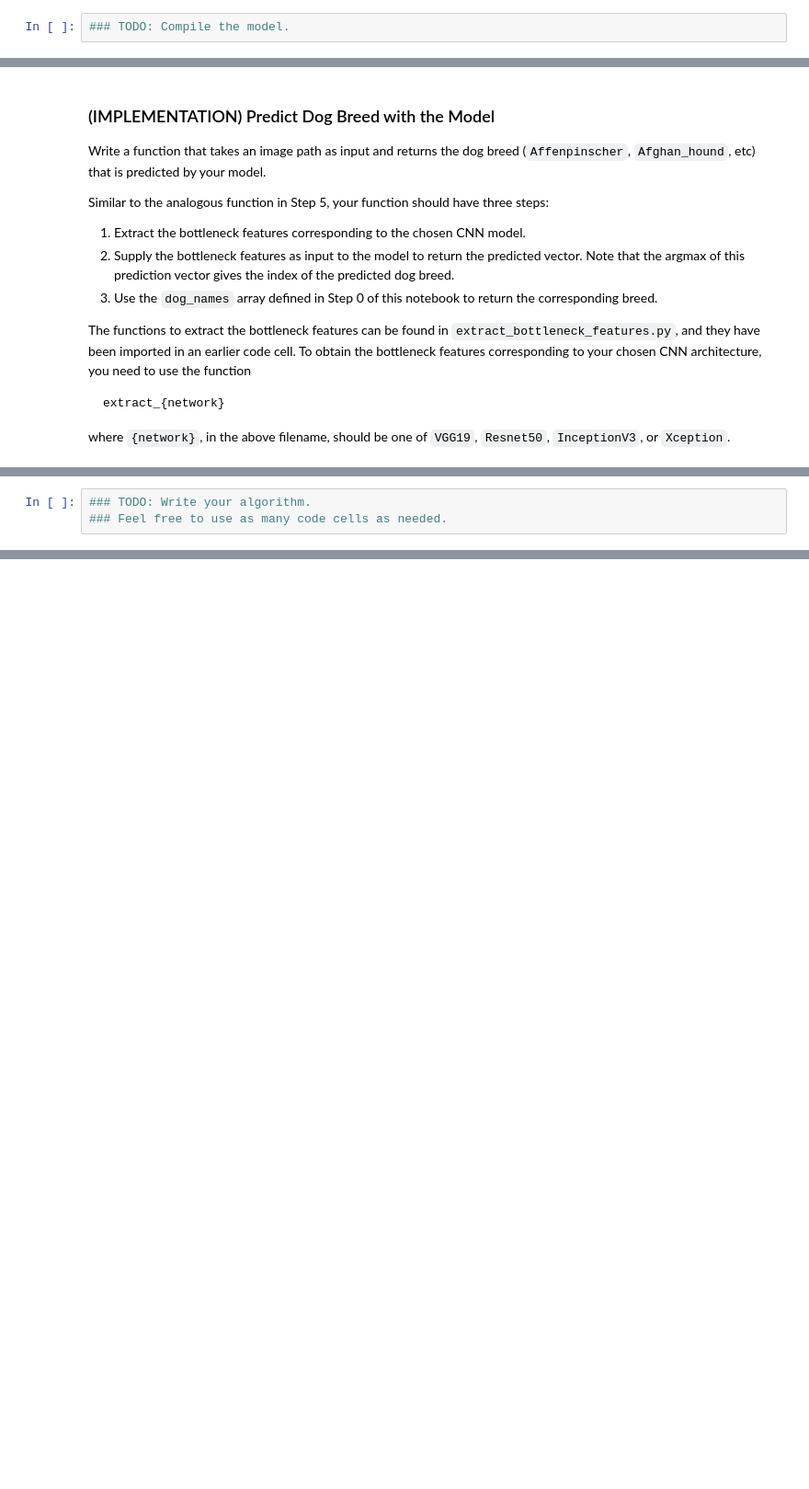
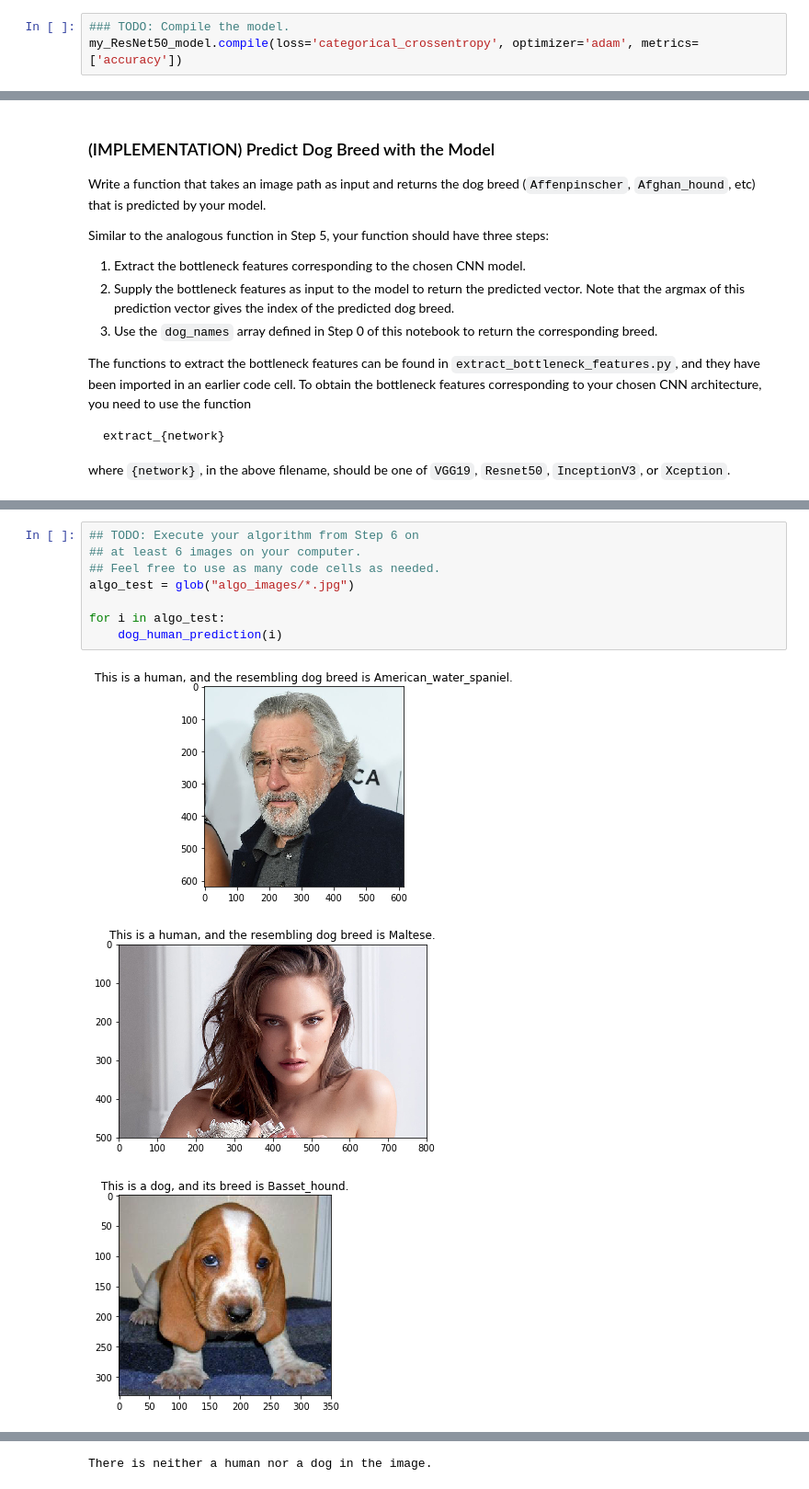
Before and after one commit to felixhllou/Udacity_Deep_Learning, a Jupyter notebook: Deep_Learning_Nanodegree_Foundations/P2_CNN_Dog_Breed_Classifier/dog_app.ipynb, the cells around one changed output, grey strips where cells are left out. Shown at 92% size. Saved outputs shown, nothing was run; the diff lists cells and outputs as text; blank space fills up the shorter version.

```diff
--- a/Deep_Learning_Nanodegree_Foundations/P2_CNN_Dog_Breed_Classifier/dog_app.ipynb
+++ b/Deep_Learning_Nanodegree_Foundations/P2_CNN_Dog_Breed_Classifier/dog_app.ipynb
@@ -481,6 +664,7 @@ __Answer:__
 ### (IMPLEMENTATION) Compile the Model
 # %%
 ### TODO: Compile the model.
+my_ResNet50_model.compile(loss='categorical_crossentropy', optimizer='adam', metrics=['accuracy'])
 # %% [markdown]
 ### (IMPLEMENTATION) Train the Model
 
@@ -538,3 +811,12 @@ Some sample output for our algorithm is provided below, but feel free to design
 # %%
-### TODO: Write your algorithm.
-### Feel free to use as many code cells as needed.
+## TODO: Execute your algorithm from Step 6 on
+## at least 6 images on your computer.
+## Feel free to use as many code cells as needed.
+algo_test = glob("algo_images/*.jpg")
+
+for i in algo_test:
+    dog_human_prediction(i)
+# %% [output]
+[figure, added]
+[figure, added]
+[figure, added]
@@ -540,0 +824 @@ Some sample output for our algorithm is provided below, but feel free to design
+There is neither a human nor a dog in the image.
```
Also changed, not shown: parts of 36 cells of this notebook, 1 other file.
